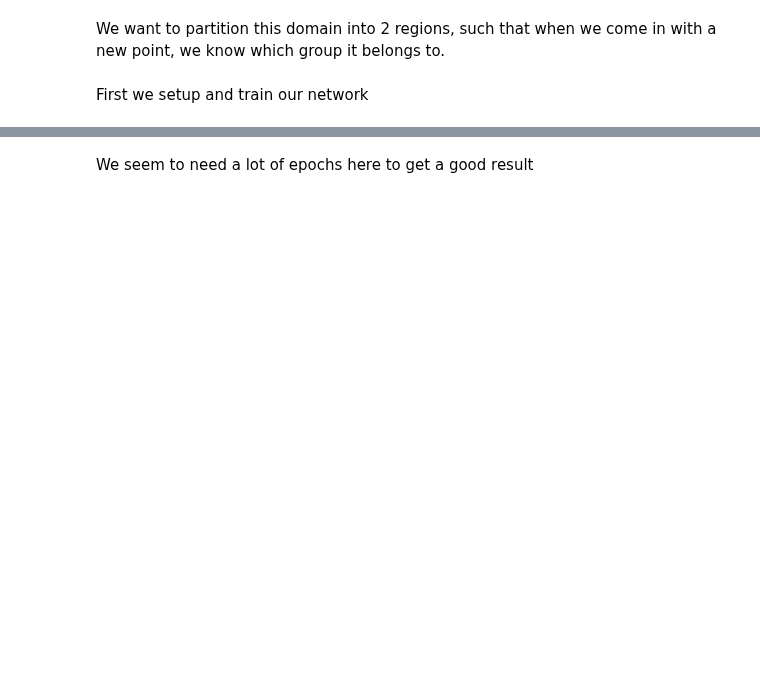
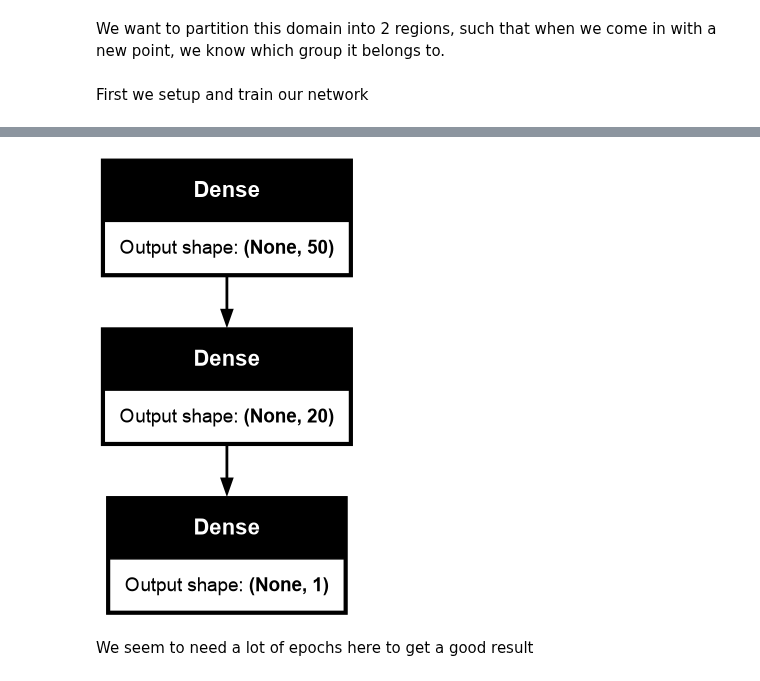
Before and after one commit to sbu-python-class/python-science, a Jupyter notebook: content/11-machine-learning/keras-clustering.ipynb, the cells around one changed output, grey strips where cells are left out. Saved outputs shown, nothing was run; the diff lists cells and outputs as text; code cells hidden in the pictures; blank space fills up the shorter version.

```diff
--- a/content/11-machine-learning/keras-clustering.ipynb
+++ b/content/11-machine-learning/keras-clustering.ipynb
@@ -69,7 +69,7 @@ model.compile(loss='binary_crossentropy',
               optimizer=rms, metrics=['accuracy'])
 # %%
 from IPython.display import SVG
-from keras.utils.vis_utils import model_to_dot
+from keras.utils import plot_model
 
-SVG(model_to_dot(model, show_shapes=True, dpi=65).create(prog='dot', format='svg'))
+plot_model(model, show_shapes=True, dpi=100)
 # %% [output]
@@ -77,3 +76,4 @@ SVG(model_to_dot(model, show_shapes=True, dpi=65).create(prog='dot', format='svg
+[figure, added]
 # %% [markdown]
 We seem to need a lot of epochs here to get a good result
 # %%
```
Also changed, not shown: parts of 8 cells of this notebook, 2 other files.
